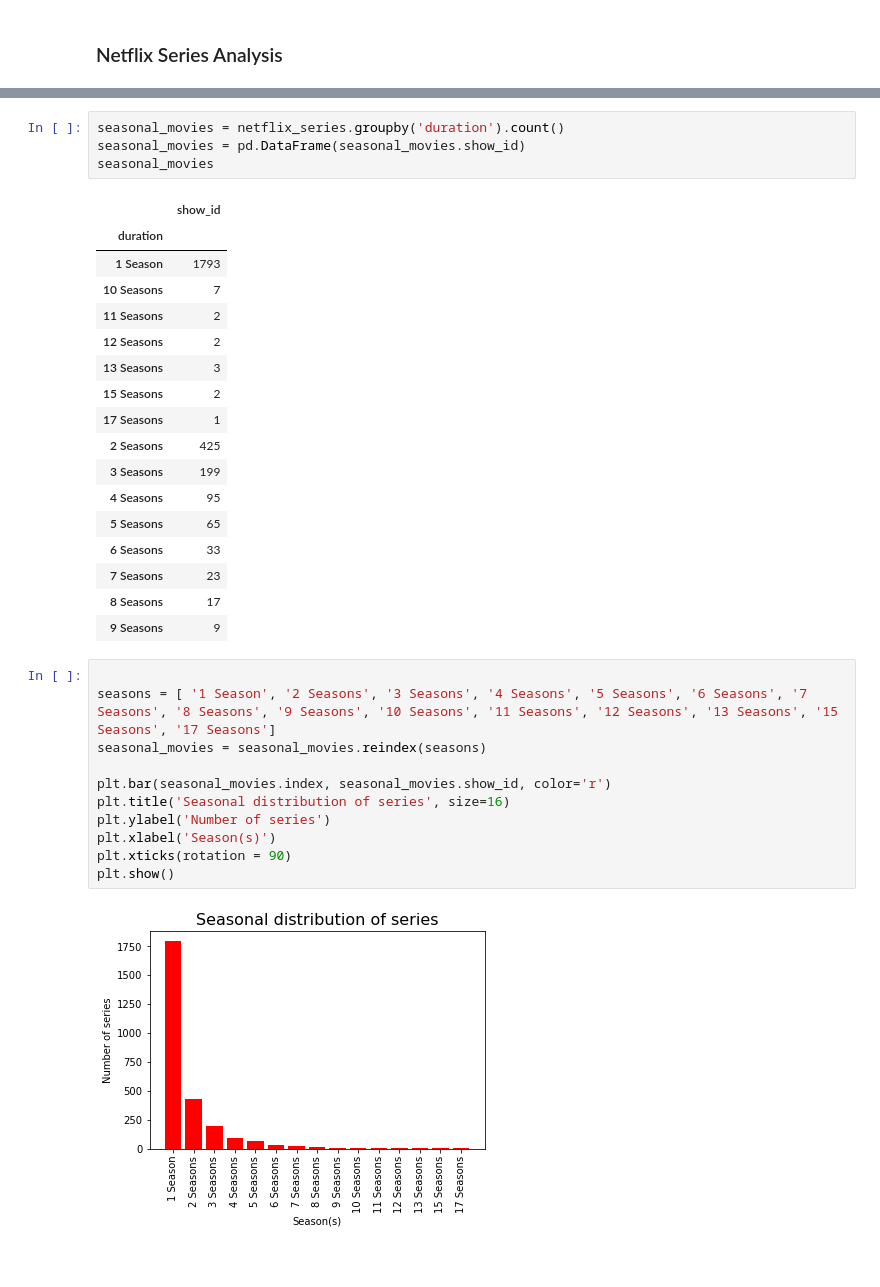
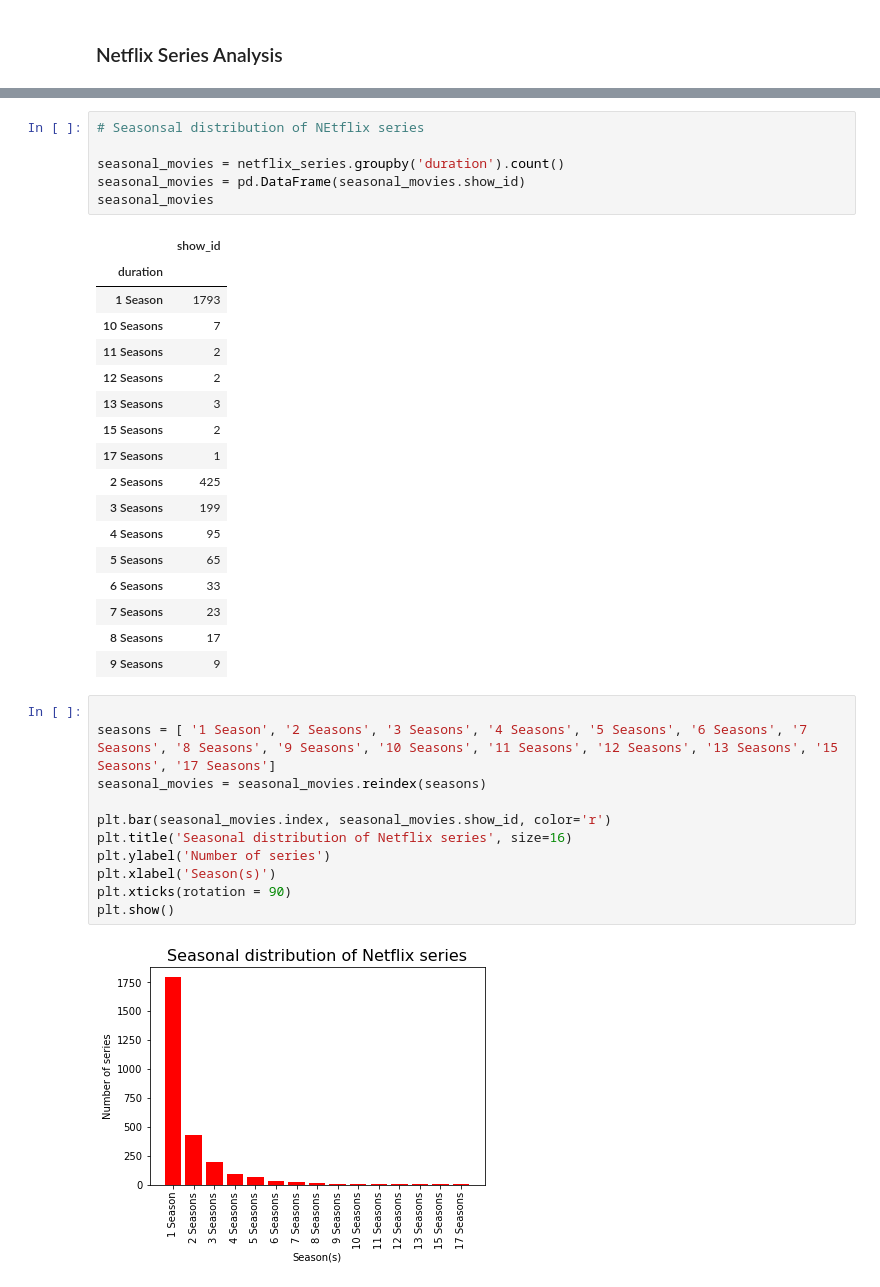
Before and after one commit to Holla-swift/Netflix_project, a Jupyter notebook: netflix.ipynb, the cells around one changed output, grey strips where cells are left out. Cells and saved outputs as stored; diff of their text form.

Commit message:
Net Charts added

```diff
--- a/netflix.ipynb
+++ b/netflix.ipynb
@@ -214,6 +243,8 @@ plt.show()
 # %% [output]
 [figure]
 # %%
+# Seasonsal distribution of NEtflix series
+
 seasonal_movies = netflix_series.groupby('duration').count()
 seasonal_movies = pd.DataFrame(seasonal_movies.show_id)
 seasonal_movies
@@ -238,13 +269,13 @@ seasonal_movies
 # %%
 
 seasons = [ '1 Season', '2 Seasons', '3 Seasons', '4 Seasons', '5 Seasons', '6 Seasons', '7 Seasons', '8 Seasons', '9 Seasons', '10 Seasons', '11 Seasons', '12 Seasons', '13 Seasons', '15 Seasons', '17 Seasons']
 seasonal_movies = seasonal_movies.reindex(seasons)
 
 plt.bar(seasonal_movies.index, seasonal_movies.show_id, color='r')
-plt.title('Seasonal distribution of series', size=16)
+plt.title('Seasonal distribution of Netflix series', size=16)
 plt.ylabel('Number of series')
 plt.xlabel('Season(s)')
 plt.xticks(rotation = 90)
 plt.show()
 # %% [output]
-[figure, old version]
+[figure, new version]
```
Also changed, not shown: parts of 40 cells of this notebook.
